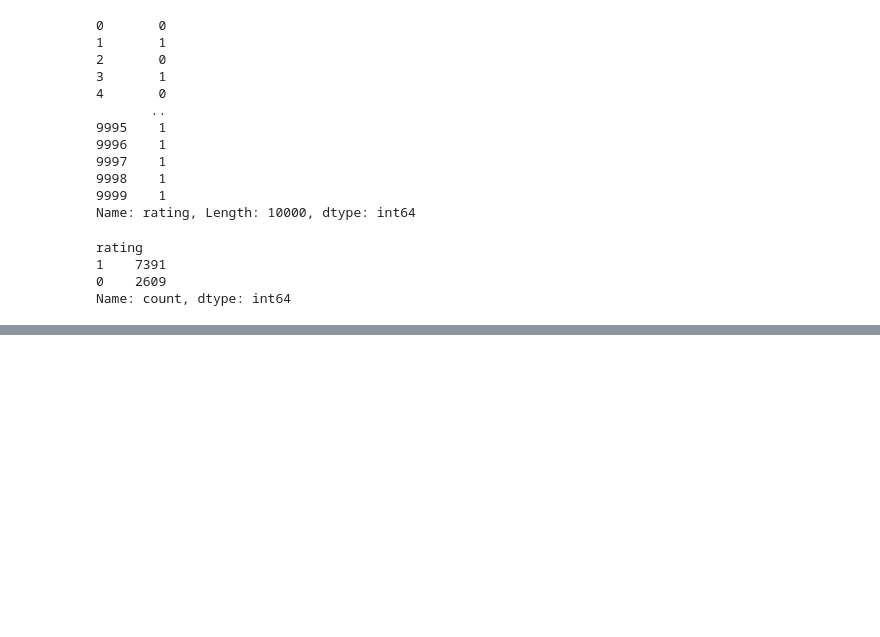
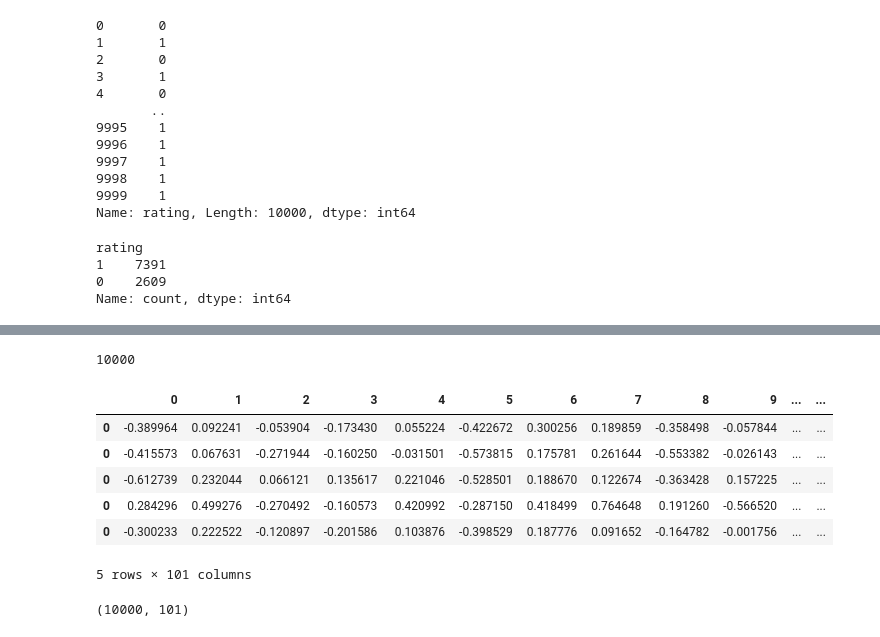
Before and after one commit to michaenho/SingaporeAirlinesReview, a Jupyter notebook: SingaporeAirlinesReview.ipynb, the cells around one changed output, grey strips where cells are left out. Saved outputs shown, nothing was run; the diff lists cells and outputs as text; code cells hidden in the pictures; blank space fills up the shorter version.

```diff
--- a/SingaporeAirlinesReview.ipynb
+++ b/SingaporeAirlinesReview.ipynb
@@ -72,0 +143,2 @@ Name: count, dtype: int64
+# %%
+model = gensim.models.Word2Vec(words)
@@ -72,0 +183,10 @@ Name: count, dtype: int64
+# %%
+# Give progress bar while the code is running
+from tqdm import tqdm
+
+def avg_word2vec(doc):
+    return np.mean([model.wv[word] for word in doc if word in model.wv.index_to_key],axis=0)
+
+X=[]
+for i in tqdm(range(len(words))):
+    X.append(avg_word2vec(words[i]))
@@ -72,0 +213,4 @@ Name: count, dtype: int64
+# %%
+len(X)
+# %% [output]
+10000
@@ -72,0 +228,14 @@ Name: count, dtype: int64
+# %%
+df.head()
+# %% [output]
+|  | 0 | 1 | 2 | 3 | 4 | 5 | 6 | 7 | 8 | 9 | ... | ... |
+| 0 | -0.389964 | 0.092241 | -0.053904 | -0.173430 | 0.055224 | -0.422672 | 0.300256 | 0.189859 | -0.358498 | -0.057844 | ... | ... |
+| 0 | -0.415573 | 0.067631 | -0.271944 | -0.160250 | -0.031501 | -0.573815 | 0.175781 | 0.261644 | -0.553382 | -0.026143 | ... | ... |
+| 0 | -0.612739 | 0.232044 | 0.066121 | 0.135617 | 0.221046 | -0.528501 | 0.188670 | 0.122674 | -0.363428 | 0.157225 | ... | ... |
+| 0 | 0.284296 | 0.499276 | -0.270492 | -0.160573 | 0.420992 | -0.287150 | 0.418499 | 0.764648 | 0.191260 | -0.566520 | ... | ... |
+| 0 | -0.300233 | 0.222522 | -0.120897 | -0.201586 | 0.103876 | -0.398529 | 0.187776 | 0.091652 | -0.164782 | -0.001756 | ... | ... |
+5 rows × 101 columns
+# %%
+df.shape
+# %% [output]
+(10000, 101)
```
Also changed, not shown: parts of 15 cells of this notebook.
